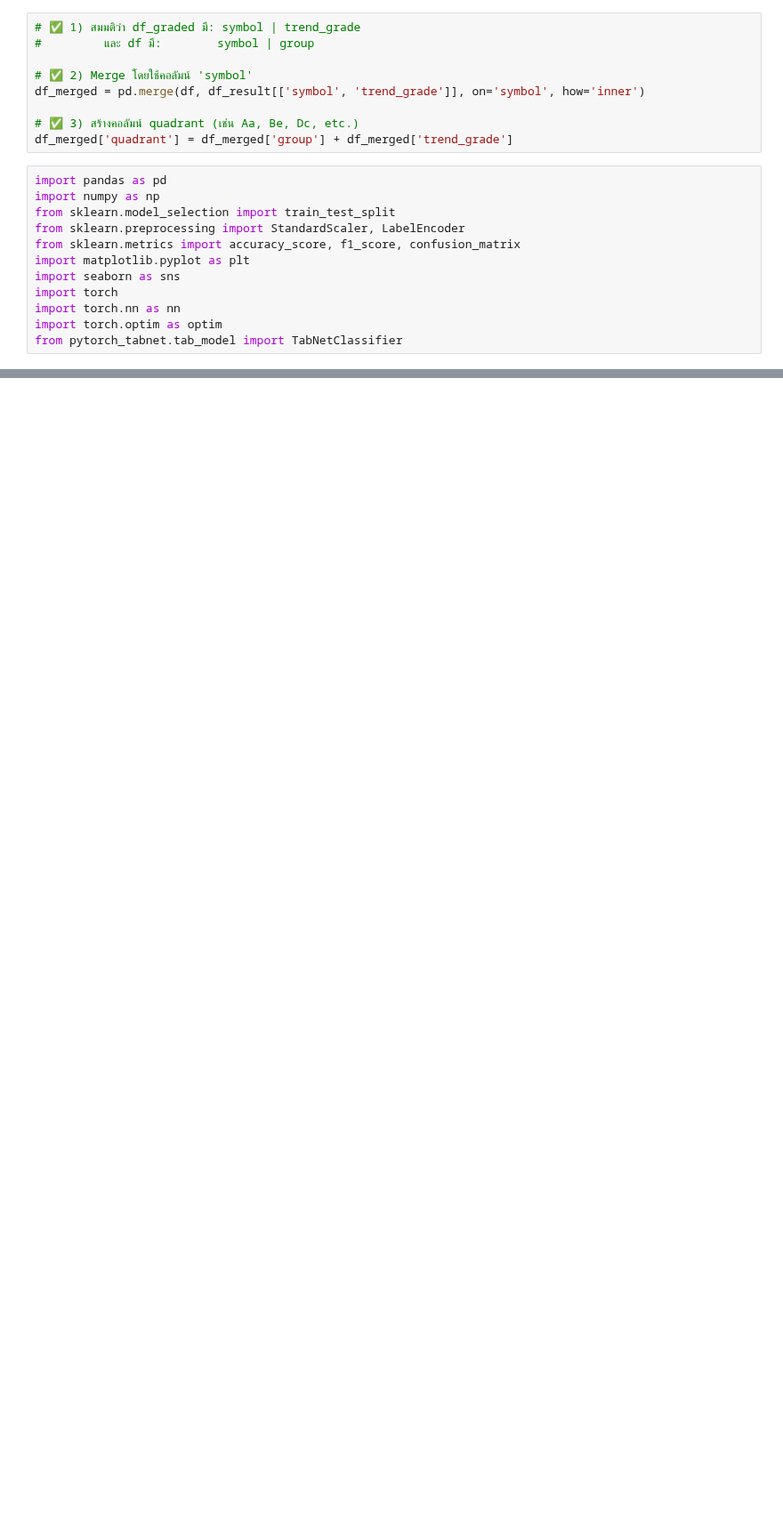
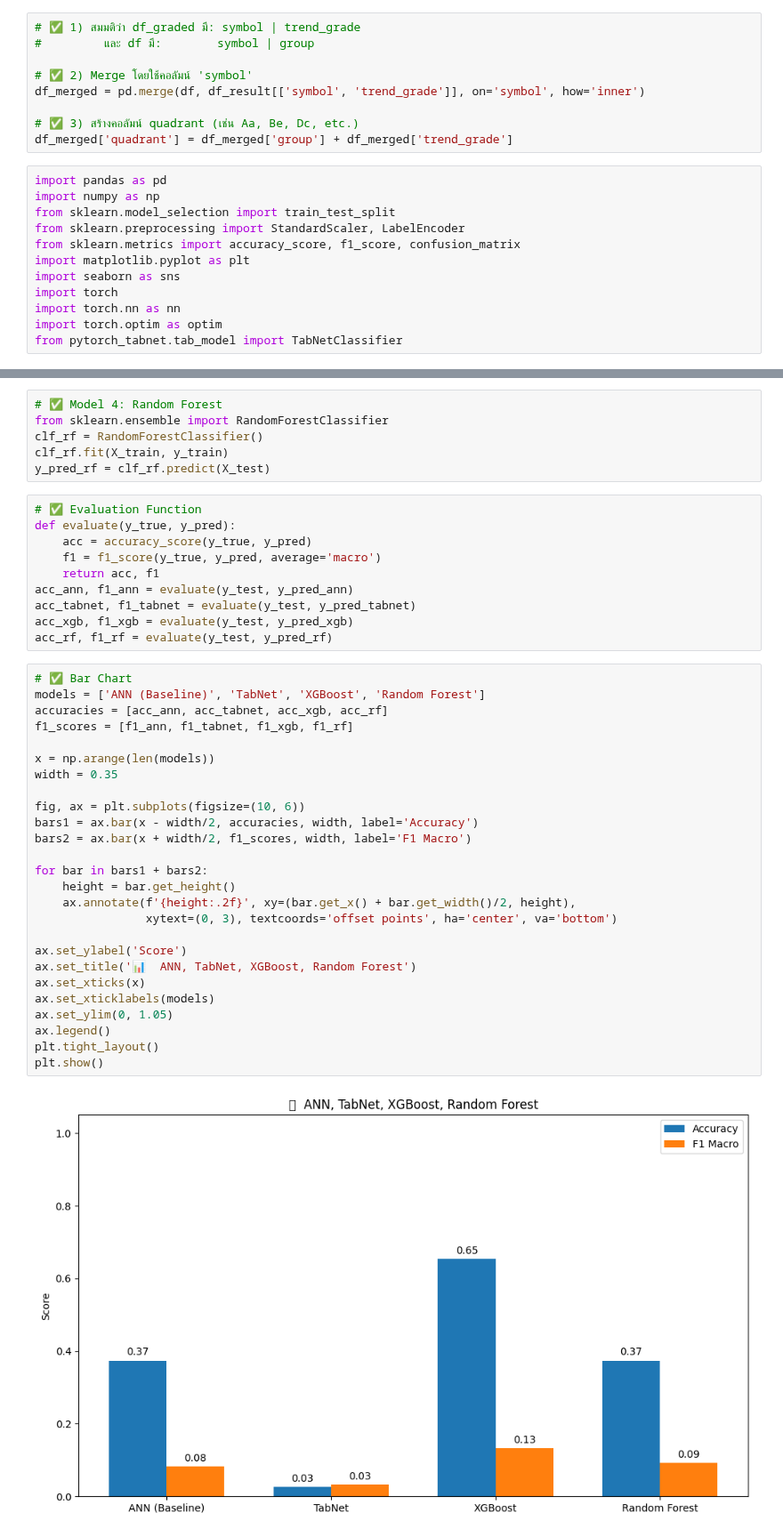
Before and after one commit to phqsuema123/Stock-quadrant-quantitative-analysis-using-deep-learning-classification, a Jupyter notebook: Model(quandrant)/compare_model.ipynb, the cells around one changed output, grey strips where cells are left out. Shown at 89% size. Cells and saved outputs as stored; diff of their text form; blank space fills up the shorter version.

```diff
--- a/Model(quandrant)/compare_model.ipynb
+++ b/Model(quandrant)/compare_model.ipynb
@@ -157,0 +266,44 @@ df_merged.head(10)
+# %%
+# ✅ Model 4: Random Forest
+from sklearn.ensemble import RandomForestClassifier
+clf_rf = RandomForestClassifier()
+clf_rf.fit(X_train, y_train)
+y_pred_rf = clf_rf.predict(X_test)
+# %%
+# ✅ Evaluation Function
+def evaluate(y_true, y_pred):
+    acc = accuracy_score(y_true, y_pred)
+    f1 = f1_score(y_true, y_pred, average='macro')
+    return acc, f1
+acc_ann, f1_ann = evaluate(y_test, y_pred_ann)
+acc_tabnet, f1_tabnet = evaluate(y_test, y_pred_tabnet)
+acc_xgb, f1_xgb = evaluate(y_test, y_pred_xgb)
+acc_rf, f1_rf = evaluate(y_test, y_pred_rf)
+# %%
+# ✅ Bar Chart
+models = ['ANN (Baseline)', 'TabNet', 'XGBoost', 'Random Forest']
+accuracies = [acc_ann, acc_tabnet, acc_xgb, acc_rf]
+f1_scores = [f1_ann, f1_tabnet, f1_xgb, f1_rf]
+
+x = np.arange(len(models))
+width = 0.35
+
+fig, ax = plt.subplots(figsize=(10, 6))
+bars1 = ax.bar(x - width/2, accuracies, width, label='Accuracy')
+bars2 = ax.bar(x + width/2, f1_scores, width, label='F1 Macro')
+
+for bar in bars1 + bars2:
+    height = bar.get_height()
+    ax.annotate(f'{height:.2f}', xy=(bar.get_x() + bar.get_width()/2, height),
+                xytext=(0, 3), textcoords='offset points', ha='center', va='bottom')
+
+ax.set_ylabel('Score')
+ax.set_title('📊  ANN, TabNet, XGBoost, Random Forest')
+ax.set_xticks(x)
+ax.set_xticklabels(models)
+ax.set_ylim(0, 1.05)
+ax.legend()
+plt.tight_layout()
+plt.show()
+# %% [output]
+[figure, added]
```
Also changed, not shown: parts of 5 cells of this notebook.
